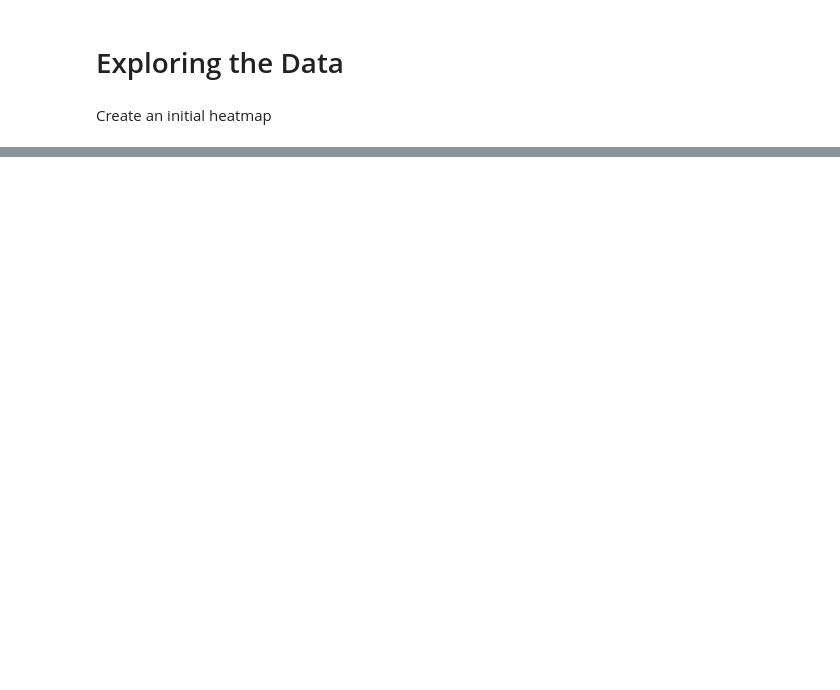
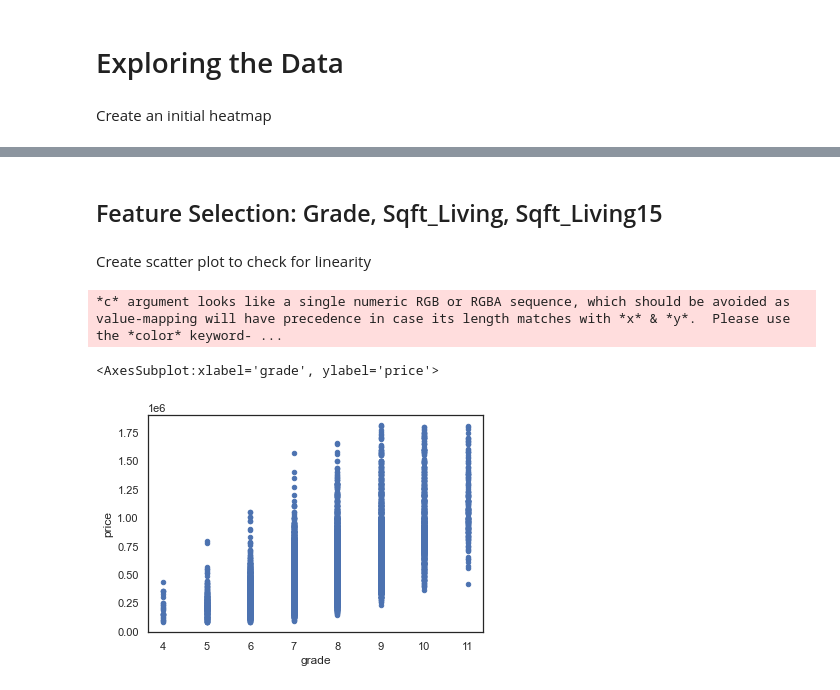
Before and after one commit to nkbuddy/dsc-phase-2-project-NYC, a Jupyter notebook: student.ipynb, the cells around one changed output, grey strips where cells are left out. Cells and saved outputs as stored; diff of their text form; code cells hidden in the pictures; blank space fills up the shorter version.

```diff
--- a/student.ipynb
+++ b/student.ipynb
@@ -130,0 +144,14 @@ data['grade'] = data['grade'].cat.codes
+# %%
+def find_outliers(col):
+    z = np.abs(stats.zscore(col))
+    idx_outliers = np.where(z>3.49,True,False)
+    return pd.Series(idx_outliers,index=col.index)
+# %%
+df_test = pd.DataFrame()
+for col in data.drop(['zipcode'], axis=1).columns:
+    idx = find_outliers(data[col])
+    df_test[col] = idx
+# %%
+idx_all_outliers = df_test.any(axis=1)
+df_clean = data[idx_all_outliers==False]
+df_clean
@@ -145,0 +200,10 @@ plt.show()
+# %% [markdown]
+## Feature Selection: Grade, Sqft_Living, Sqft_Living15
+# %% [markdown]
+Create scatter plot to check for linearity
+# %%
+df_clean.plot("grade","price", kind='scatter')
+# %% [output]
+*c* argument looks like a single numeric RGB or RGBA sequence, which should be avoided as value-mapping will have precedence in case its length matches with *x* & *y*.  Please use the *color* keyword- ...
+<AxesSubplot:xlabel='grade', ylabel='price'>
+[figure, added]
```
Also changed, not shown: parts of 56 cells of this notebook, 1 other file.
